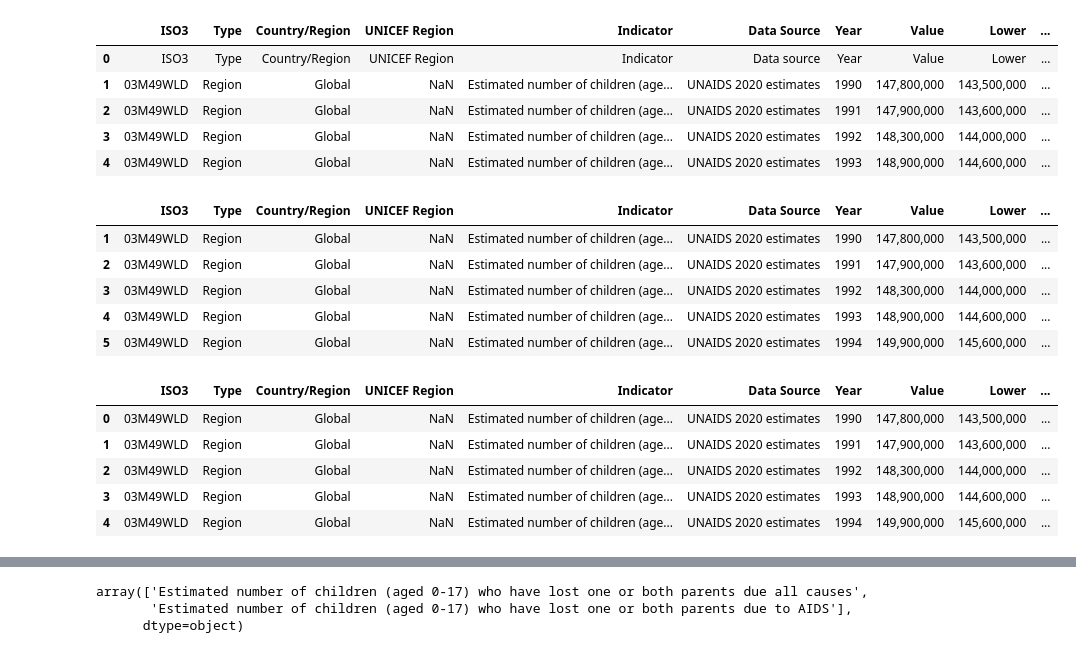
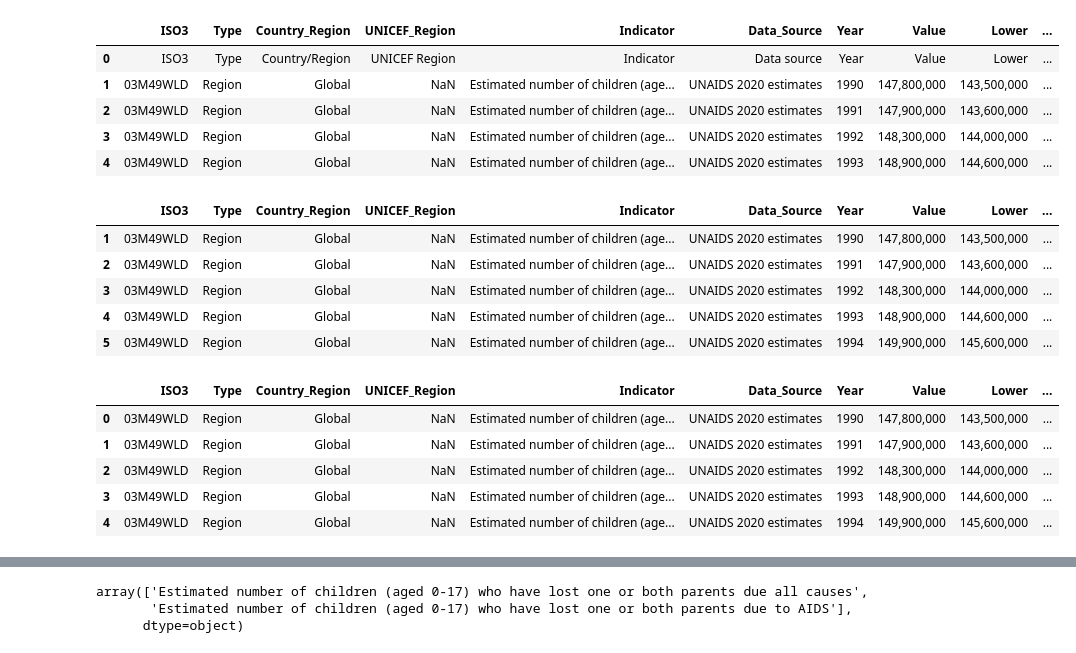
Before and after one commit to kellyrwilliams/HIV-AIDS-Impact-on-Orphan-Crisis-in-Africa, a Jupyter notebook: notebooks/capstone_global_orphan_causes.ipynb, the cells around one changed output, grey strips where cells are left out. Drawn from its saved outputs; the diff is of its cells as text; code cells hidden in the pictures.

Commit message:
merged data in final capstone notebook

```diff
--- a/notebooks/capstone_global_orphan_causes.ipynb
+++ b/notebooks/capstone_global_orphan_causes.ipynb
@@ -17,11 +17,11 @@ orphan_causes_csv.head()
 | 4 | 03M49WLD | Region | Global | NaN | Estimated number of children (age... | UNAIDS 2020 estimates | 1993 | ... |
 # %%
 orphan_causes_subset = orphan_causes_csv.rename(columns = {'Number of children aged 0-17 who have lost one or both parents, by cause, 1990-2019': 'ISO3',\
-                                                              'Unnamed: 1': 'Type', 'Unnamed: 2': 'Country/Region', 'Unnamed: 3': 'UNICEF Region', 'Unnamed: 4': 'Indicator',\
-                                                              'Unnamed: 5': 'Data Source', 'Unnamed: 6': 'Year', 'Unnamed: 7': 'Value', 'Unnamed: 8': 'Lower', 'Unnamed: 9': 'Upper'})
+                                                              'Unnamed: 1': 'Type', 'Unnamed: 2': 'Country_Region', 'Unnamed: 3': 'UNICEF_Region', 'Unnamed: 4': 'Indicator',\
+                                                              'Unnamed: 5': 'Data_Source', 'Unnamed: 6': 'Year', 'Unnamed: 7': 'Value', 'Unnamed: 8': 'Lower', 'Unnamed: 9': 'Upper'})
 orphan_causes_subset.head()
 # %% [output]
-|  | ISO3 | Type | Country/Region | UNICEF Region | Indicator | Data Source | Year | Value | Lower | ... |
+|  | ISO3 | Type | Country_Region | UNICEF_Region | Indicator | Data_Source | Year | Value | Lower | ... |
 | 0 | ISO3 | Type | Country/Region | UNICEF Region | Indicator | Data source | Year | Value | Lower | ... |
 | 1 | 03M49WLD | Region | Global | NaN | Estimated number of children (age... | UNAIDS 2020 estimates | 1990 | 147,800,000 | 143,500,000 | ... |
 | 2 | 03M49WLD | Region | Global | NaN | Estimated number of children (age... | UNAIDS 2020 estimates | 1991 | 147,900,000 | 143,600,000 | ... |
@@ -31,7 +31,7 @@ orphan_causes_subset.head()
 orphan_causes_subset.drop(labels=0, axis=0, inplace=True)
 orphan_causes_subset.head()
 # %% [output]
-|  | ISO3 | Type | Country/Region | UNICEF Region | Indicator | Data Source | Year | Value | Lower | ... |
+|  | ISO3 | Type | Country_Region | UNICEF_Region | Indicator | Data_Source | Year | Value | Lower | ... |
 | 1 | 03M49WLD | Region | Global | NaN | Estimated number of children (age... | UNAIDS 2020 estimates | 1990 | 147,800,000 | 143,500,000 | ... |
 | 2 | 03M49WLD | Region | Global | NaN | Estimated number of children (age... | UNAIDS 2020 estimates | 1991 | 147,900,000 | 143,600,000 | ... |
 | 3 | 03M49WLD | Region | Global | NaN | Estimated number of children (age... | UNAIDS 2020 estimates | 1992 | 148,300,000 | 144,000,000 | ... |
@@ -41,7 +41,7 @@ orphan_causes_subset.head()
 orphan_causes_subset.reset_index(drop=True, inplace=True)
 orphan_causes_subset.head()
 # %% [output]
-|  | ISO3 | Type | Country/Region | UNICEF Region | Indicator | Data Source | Year | Value | Lower | ... |
+|  | ISO3 | Type | Country_Region | UNICEF_Region | Indicator | Data_Source | Year | Value | Lower | ... |
 | 0 | 03M49WLD | Region | Global | NaN | Estimated number of children (age... | UNAIDS 2020 estimates | 1990 | 147,800,000 | 143,500,000 | ... |
 | 1 | 03M49WLD | Region | Global | NaN | Estimated number of children (age... | UNAIDS 2020 estimates | 1991 | 147,900,000 | 143,600,000 | ... |
 | 2 | 03M49WLD | Region | Global | NaN | Estimated number of children (age... | UNAIDS 2020 estimates | 1992 | 148,300,000 | 144,000,000 | ... |
```
Also changed, not shown: parts of 22 cells of this notebook, 5 other files.
